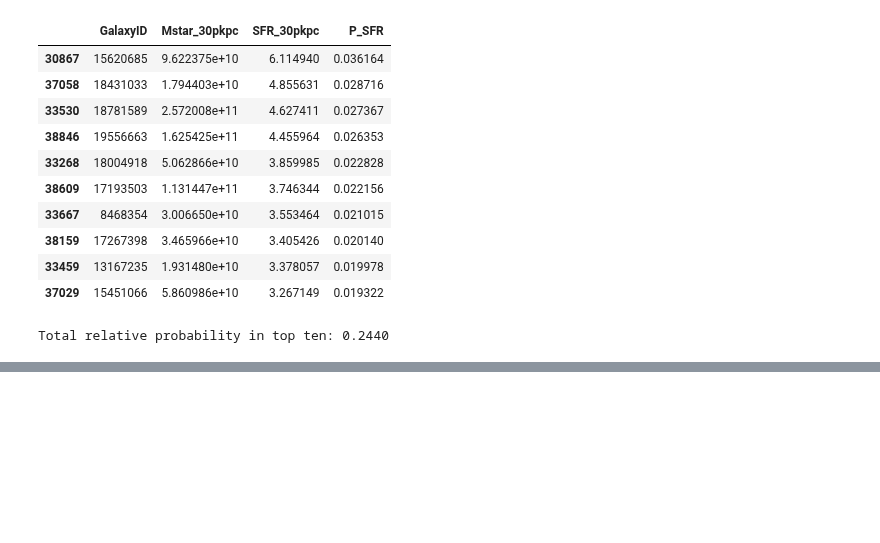
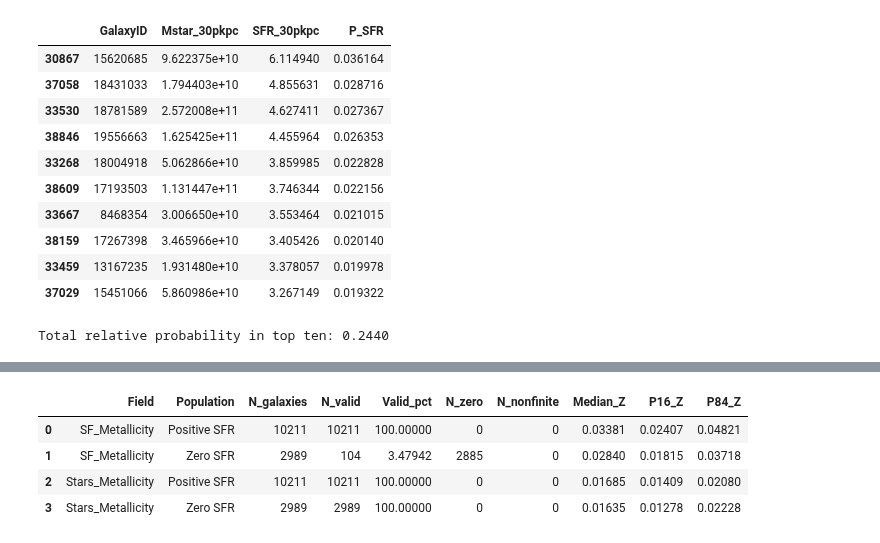
Before and after one commit to saatour/GW170817, a Jupyter notebook: 20261013_EAGLE_simulation_analysis_Chapter6.ipynb, the cells around one changed output, grey strips where cells are left out. Cells and saved outputs as stored; diff of their text form; code cells hidden in the pictures; blank space fills up the shorter version.

```diff
--- a/20261013_EAGLE_simulation_analysis_Chapter6.ipynb
+++ b/20261013_EAGLE_simulation_analysis_Chapter6.ipynb
@@ -2281,0 +2444,74 @@ Total relative probability in top ten: 0.2440
+# %%
+# ============================================================
+# CELL 43
+# Examine metallicity availability by SFR status
+# ============================================================
+
+metallicity_fields = [
+    "SF_Metallicity",
+    "Stars_Metallicity"
+]
+
+diagnostic_rows = []
+
+for field in metallicity_fields:
+
+    for label, subset in [
+        (
+            "Positive SFR",
+            eagle_science[
+                eagle_science["SFR_30pkpc"] > 0
+            ]
+        ),
+        (
+            "Zero SFR",
+            eagle_science[
+                eagle_science["SFR_30pkpc"] == 0
+            ]
+        )
+    ]:
+
+        values = pd.to_numeric(
+            subset[field],
+            errors="coerce"
+        ).to_numpy(dtype=float)
+
+        valid = np.isfinite(values) & (values > 0)
+
+        positive_values = values[valid]
+
+        diagnostic_rows.append({
+            "Field": field,
+            "Population": label,
+            "N_galaxies": len(subset),
+            "N_valid": valid.sum(),
+            "Valid_pct": 100 * valid.mean(),
+            "N_zero": np.sum(values == 0),
+            "N_nonfinite": np.sum(~np.isfinite(values)),
+            "Median_Z": (
+                np.median(positive_values)
+                if len(positive_values) else np.nan
+            ),
+            "P16_Z": (
+                np.percentile(positive_values, 16)
+                if len(positive_values) else np.nan
+            ),
+            "P84_Z": (
+                np.percentile(positive_values, 84)
+                if len(positive_values) else np.nan
+            )
+        })
+
+metallicity_diagnostics = pd.DataFrame(
+    diagnostic_rows
+)
+
+display(
+    metallicity_diagnostics.round(5)
+)
+# %% [output]
+|  | Field | Population | N_galaxies | N_valid | Valid_pct | N_zero | N_nonfinite | Median_Z | P16_Z | P84_Z |
+| 0 | SF_Metallicity | Positive SFR | 10211 | 10211 | 100.00000 | 0 | 0 | 0.03381 | 0.02407 | 0.04821 |
+| 1 | SF_Metallicity | Zero SFR | 2989 | 104 | 3.47942 | 2885 | 0 | 0.02840 | 0.01815 | 0.03718 |
+| 2 | Stars_Metallicity | Positive SFR | 10211 | 10211 | 100.00000 | 0 | 0 | 0.01685 | 0.01409 | 0.02080 |
+| 3 | Stars_Metallicity | Zero SFR | 2989 | 2989 | 100.00000 | 0 | 0 | 0.01635 | 0.01278 | 0.02228 |
```
Also changed, not shown: parts of 2 cells of this notebook.
